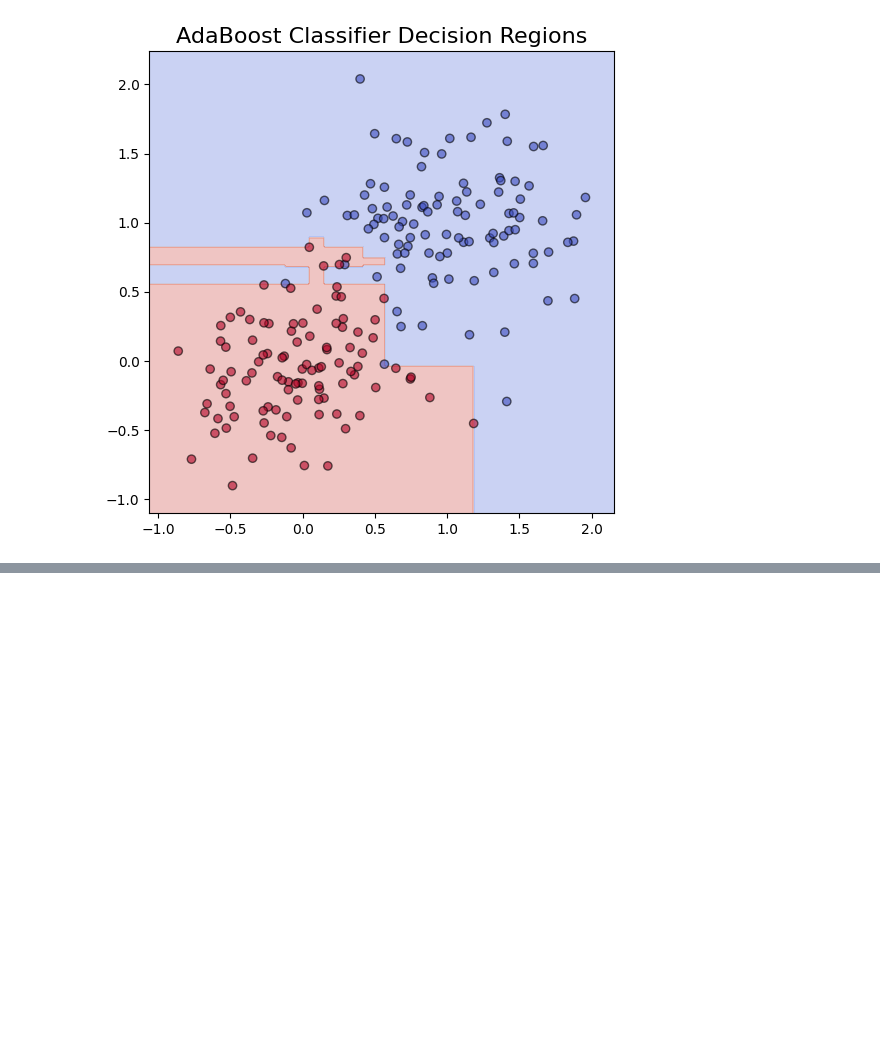
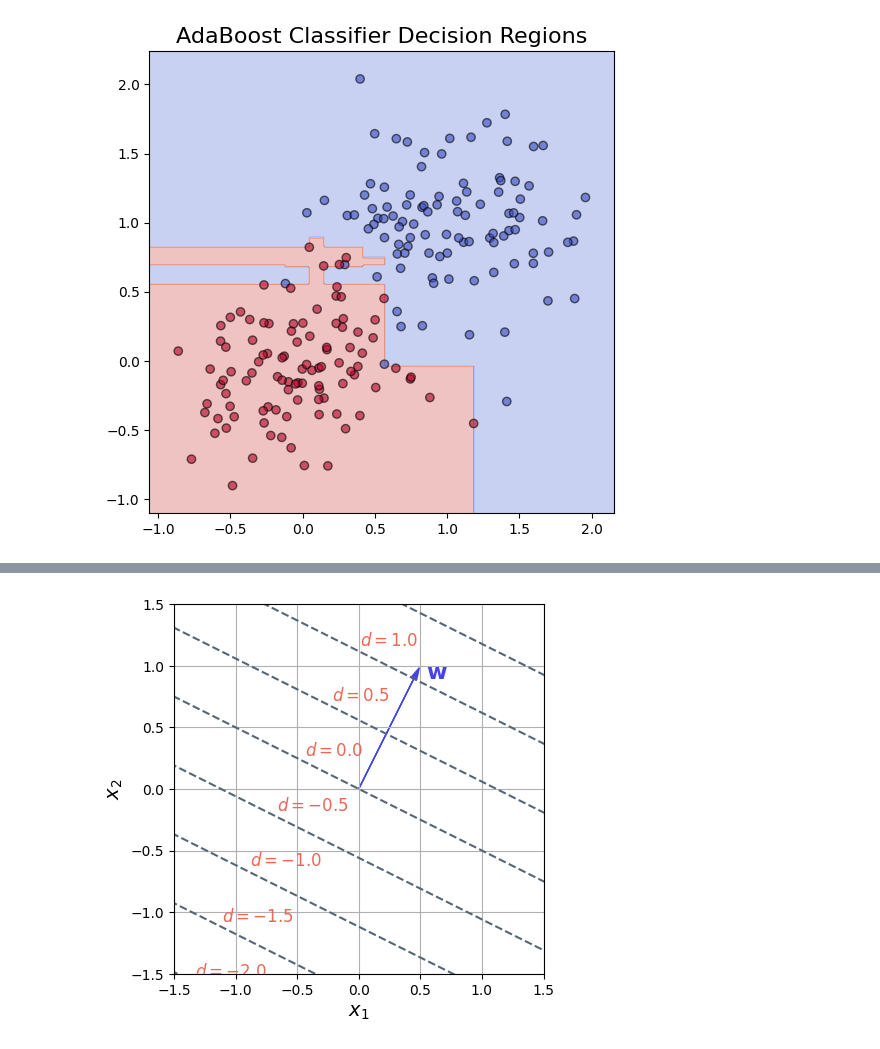
Before and after one commit to ajakovac/ML-in-Practice-I, a Jupyter notebook: DT and bagging.ipynb, the cells around one changed output, grey strips where cells are left out. Cells and saved outputs as stored; diff of their text form; code cells hidden in the pictures; blank space fills up the shorter version.

```diff
--- a/DT and bagging.ipynb
+++ b/DT and bagging.ipynb
@@ -297,0 +305,27 @@ plt.show()
+# %%
+fig,ax = plt.subplots()
+x = np.linspace(0,1,5)
+w = (1,2)
+w/=np.linalg.norm(w)
+worth = (-2,1)
+worth/=np.linalg.norm(worth)
+ax.arrow(0,0, w[0], w[1], head_width=0.05, head_length=0.1, color='#4444EE')
+ax.text(w[0]+0.1, w[1], r'$\mathbf{w}$', fontsize=16, color ='#4444EE')
+ax.set_xlim(-1.5,1.5)
+ax.set_ylim(-1.5,1.5)
+ax.set_xlabel(r'$x_1$', fontsize=14)
+ax.set_ylabel(r'$x_2$', fontsize=14)
+ax.set_aspect('equal')
+ax.grid()
+
+
+for dw in np.arange(-2,2,0.5):
+    p = np.array([worth*u + dw*w for u in np.linspace(-2,2,101)]).T
+    ax.plot(*p,   ls = '--' , color='#556677')
+    ax.text(*(dw*w +0.6*worth + (0.1,0)), f'$d={dw:.1f}$', fontsize=12, color='#EE6655', clip_on=True)
+
+if save_data: fig.savefig('Pics/margin_lines.pdf', transparent=True)
+
+plt.show()
+# %% [output]
+[figure, added]
```
Also changed, not shown: parts of 10 cells of this notebook, 8 other files.
